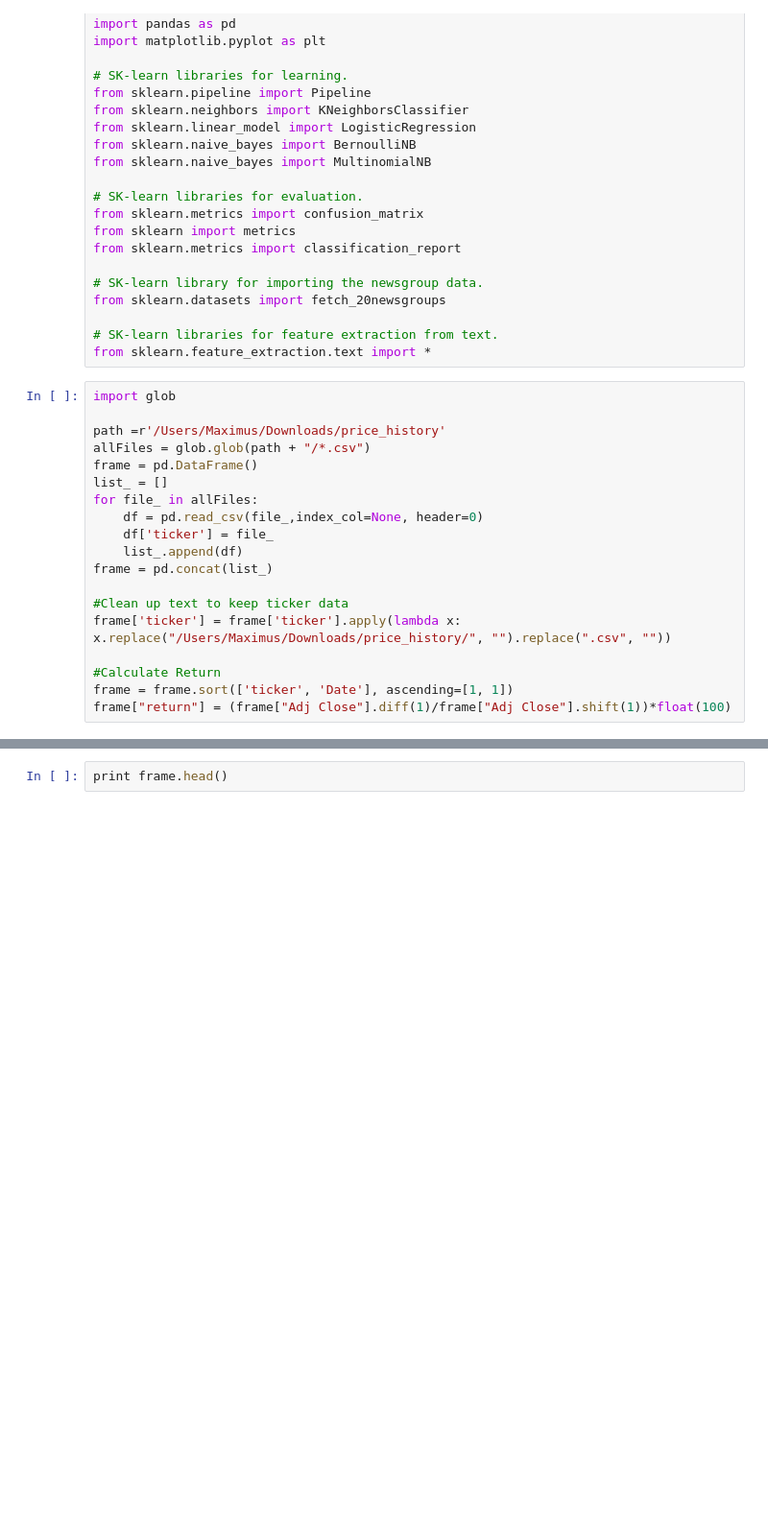
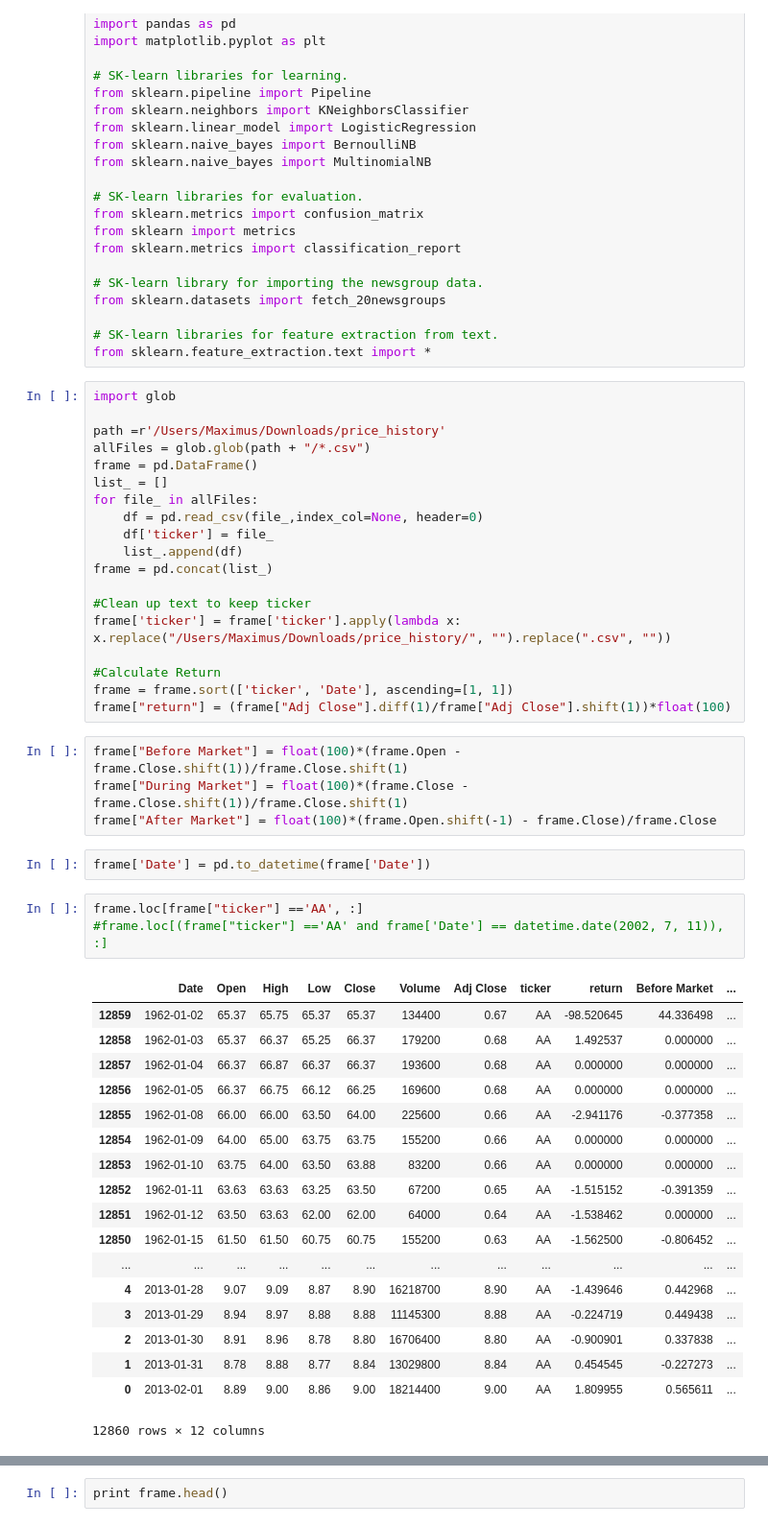
Before and after one commit to nelson-yao/MIDS-W266-Final-MSY, a Jupyter notebook: Basic Model/Template Code.ipynb, the cells around one changed output, grey strips where cells are left out. Shown at 96% size. Drawn from its saved outputs; the diff is of its cells as text; blank space fills up the shorter version.

```diff
--- a/Basic Model/Template Code.ipynb
+++ b/Basic Model/Template Code.ipynb
@@ -45,9 +45,37 @@ for file_ in allFiles:
     list_.append(df)
 frame = pd.concat(list_)
 
-#Clean up text to keep ticker data
+#Clean up text to keep ticker
 frame['ticker'] = frame['ticker'].apply(lambda x: x.replace("/Users/Maximus/Downloads/price_history/", "").replace(".csv", ""))
 
 #Calculate Return
 frame = frame.sort(['ticker', 'Date'], ascending=[1, 1])
 frame["return"] = (frame["Adj Close"].diff(1)/frame["Adj Close"].shift(1))*float(100)
+# %%
+frame["Before Market"] = float(100)*(frame.Open - frame.Close.shift(1))/frame.Close.shift(1)
+frame["During Market"] = float(100)*(frame.Close - frame.Close.shift(1))/frame.Close.shift(1)
+frame["After Market"] = float(100)*(frame.Open.shift(-1) - frame.Close)/frame.Close
+# %%
+frame['Date'] = pd.to_datetime(frame['Date'])
+# %%
+frame.loc[frame["ticker"] =='AA', :]
+#frame.loc[(frame["ticker"] =='AA' and frame['Date'] == datetime.date(2002, 7, 11)), :]
+# %% [output]
+|  | Date | Open | High | Low | Close | Volume | Adj Close | ticker | return | Before Market | ... |
+| 12859 | 1962-01-02 | 65.37 | 65.75 | 65.37 | 65.37 | 134400 | 0.67 | AA | -98.520645 | 44.336498 | ... |
+| 12858 | 1962-01-03 | 65.37 | 66.37 | 65.25 | 66.37 | 179200 | 0.68 | AA | 1.492537 | 0.000000 | ... |
+| 12857 | 1962-01-04 | 66.37 | 66.87 | 66.37 | 66.37 | 193600 | 0.68 | AA | 0.000000 | 0.000000 | ... |
+| 12856 | 1962-01-05 | 66.37 | 66.75 | 66.12 | 66.25 | 169600 | 0.68 | AA | 0.000000 | 0.000000 | ... |
+| 12855 | 1962-01-08 | 66.00 | 66.00 | 63.50 | 64.00 | 225600 | 0.66 | AA | -2.941176 | -0.377358 | ... |
+| 12854 | 1962-01-09 | 64.00 | 65.00 | 63.75 | 63.75 | 155200 | 0.66 | AA | 0.000000 | 0.000000 | ... |
+| 12853 | 1962-01-10 | 63.75 | 64.00 | 63.50 | 63.88 | 83200 | 0.66 | AA | 0.000000 | 0.000000 | ... |
+| 12852 | 1962-01-11 | 63.63 | 63.63 | 63.25 | 63.50 | 67200 | 0.65 | AA | -1.515152 | -0.391359 | ... |
+| 12851 | 1962-01-12 | 63.50 | 63.63 | 62.00 | 62.00 | 64000 | 0.64 | AA | -1.538462 | 0.000000 | ... |
+| 12850 | 1962-01-15 | 61.50 | 61.50 | 60.75 | 60.75 | 155200 | 0.63 | AA | -1.562500 | -0.806452 | ... |
+| ... | ... | ... | ... | ... | ... | ... | ... | ... | ... | ... | ... |
+| 4 | 2013-01-28 | 9.07 | 9.09 | 8.87 | 8.90 | 16218700 | 8.90 | AA | -1.439646 | 0.442968 | ... |
+| 3 | 2013-01-29 | 8.94 | 8.97 | 8.88 | 8.88 | 11145300 | 8.88 | AA | -0.224719 | 0.449438 | ... |
+| 2 | 2013-01-30 | 8.91 | 8.96 | 8.78 | 8.80 | 16706400 | 8.80 | AA | -0.900901 | 0.337838 | ... |
+| 1 | 2013-01-31 | 8.78 | 8.88 | 8.77 | 8.84 | 13029800 | 8.84 | AA | 0.454545 | -0.227273 | ... |
+| 0 | 2013-02-01 | 8.89 | 9.00 | 8.86 | 9.00 | 18214400 | 9.00 | AA | 1.809955 | 0.565611 | ... |
+12860 rows × 12 columns
```
Also changed, not shown: parts of 11 cells of this notebook, 2 other files.
